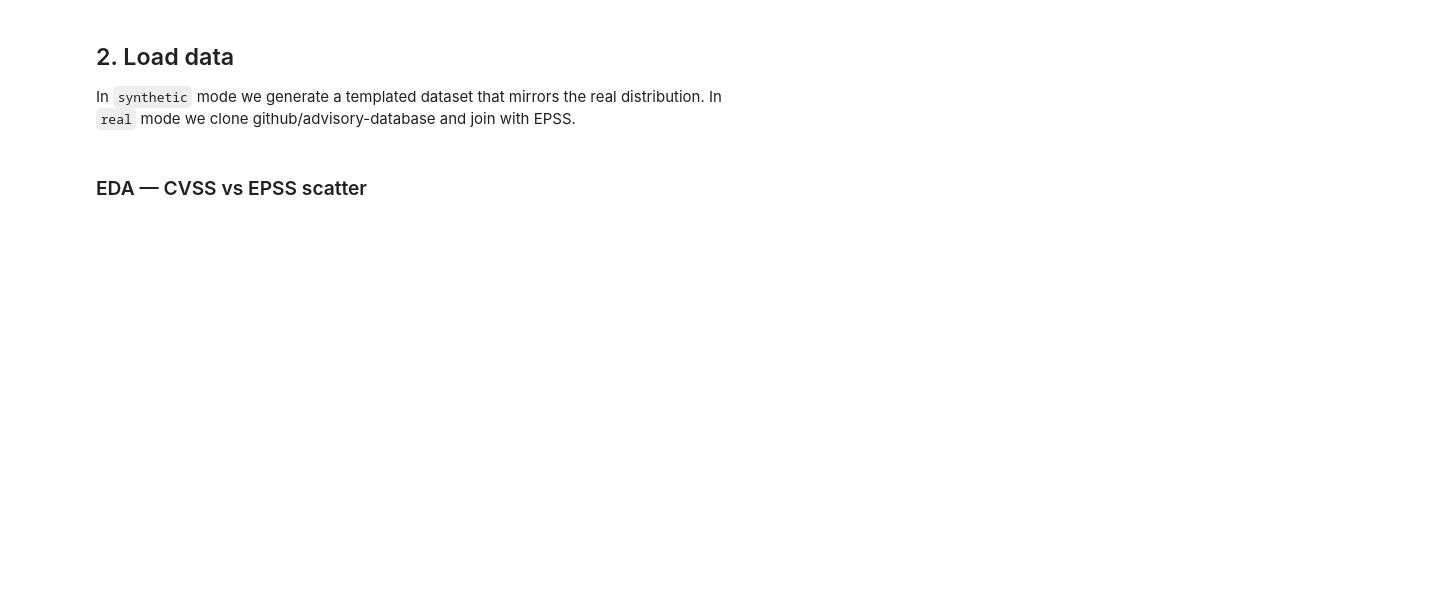
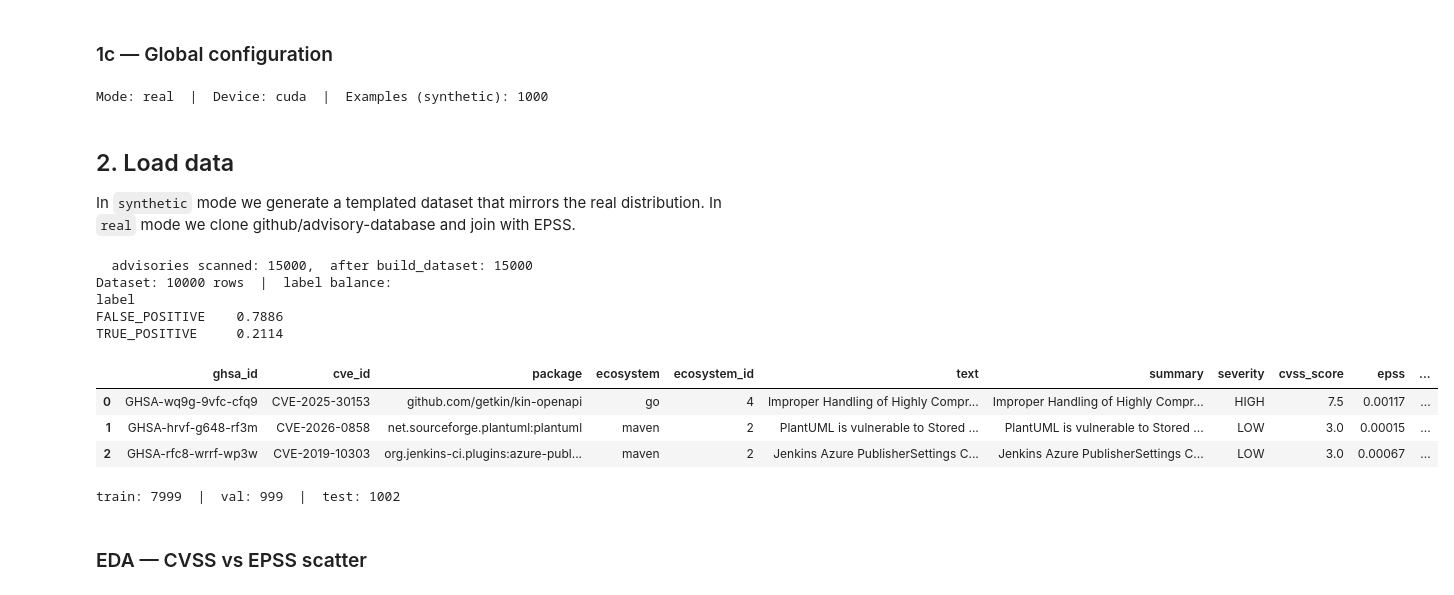
Before and after one commit to honeyankit/reachability-llm, a Jupyter notebook: notebooks/FalsePositive_SupplyChain_Honey.ipynb, the cells around one changed output. Cells and saved outputs as stored; diff of their text form; code cells hidden in the pictures; blank space fills up the shorter version.

```diff
--- a/notebooks/FalsePositive_SupplyChain_Honey.ipynb
+++ b/notebooks/FalsePositive_SupplyChain_Honey.ipynb
@@ -42,3 +112,5 @@ print("Repo dir:", REPO_DIR)
+# %% [markdown]
+### 1c — Global configuration
 # %%
 import os, json, random, warnings
 from pathlib import Path
@@ -52,14 +124,16 @@ SEED = 42
 random.seed(SEED); np.random.seed(SEED)
 
 # Two modes:
-#   "synthetic" — fast, no downloads, runs on CPU.
+#   "synthetic" — fast, no downloads, runs on CPU in <2 min.
 #   "real"      — clone Advisory DB + download EPSS + fine-tune RoBERTa on A100.
-MODE = "synthetic"   # change to "real" on Colab Pro
-N_EXAMPLES = 1000     # synthetic dataset size
+MODE = "real"   # change to "real" on Colab Pro
+N_EXAMPLES = 1000    # synthetic dataset size
 
 import torch
 device = "cuda" if torch.cuda.is_available() else "cpu"
-print(f"Mode: {MODE}  |  Device: {device}  |  Examples: {N_EXAMPLES}")
+print(f"Mode: {MODE}  |  Device: {device}  |  Examples (synthetic): {N_EXAMPLES}")
+# %% [output]
+Mode: real  |  Device: cuda  |  Examples (synthetic): 1000
 # %% [markdown]
 ## 2. Load data
 
@@ -67,46 +141,64 @@ In `synthetic` mode we generate a templated dataset that mirrors the real distri
 # %%
 from reachability_llm.data import (
     generate_synthetic_dataset, build_dataset, FEATURE_COLS,
 )
 from reachability_llm.data.dataset import stratified_split
 from reachability_llm.data import load_advisories, load_epss
 from reachability_llm.data.loaders import clone_advisory_db
 
 if MODE == "real":
-    advisory_path = clone_advisory_db("/content/advisory-database" if IN_COLAB else "./data/cache/advisory-database")
+    advisory_path = clone_advisory_db(
+        "/content/advisory-database" if IN_COLAB else "./data/cache/advisory-database"
+    )
     advisories = load_advisories(
         advisory_path,
         ecosystems={"npm", "pip", "maven", "rubygems", "go"},
-        limit=12000,
+        limit=15000,
     )
     epss = load_epss(cache_path="./data/cache/epss.parquet")
-    df = build_dataset(advisories, epss).sample(n=min(10_000, len(advisories)), random_state=SEED)
+    built = build_dataset(advisories, epss)
+    print(f"  advisories scanned: {len(advisories)},  after build_dataset: {len(built)}")
+    df = built.sample(n=min(10_000, len(built)), random_state=SEED).reset_index(drop=True)
 else:
     synth = generate_synthetic_dataset(n=N_EXAMPLES, seed=SEED, noise=0.15)
-    # Build a synthetic EPSS that mirrors real-world overlap:
-    #   - 60% of TPs have high EPSS, 40% are in the low-EPSS tail
-    #   - 30% of FPs have moderate EPSS, 70% are very low
-    # This makes the rule baseline ~0.6 F1 (matching the project context doc).
+    # Build synthetic EPSS that mirrors real-world overlap:
+    #   - 55% of TPs have high EPSS, 45% are in the low-EPSS tail
+    #   - 25% of FPs have moderate EPSS, 75% are very low
+    # This makes the EPSS rule baseline ~0.6 F1 (matching the project context doc).
     rs = np.random.RandomState(SEED)
     n = len(synth)
     epss_vals = np.empty(n)
     is_tp = synth["label"].values == 1
     for i in range(n):
         if is_tp[i]:
             epss_vals[i] = rs.uniform(0.10, 0.55) if rs.rand() < 0.55 else rs.uniform(0.001, 0.02)
         else:
             epss_vals[i] = rs.uniform(0.02, 0.30) if rs.rand() < 0.25 else rs.uniform(0.0005, 0.01)
-    epss = pd.DataFrame({"cve_id": synth["cve_id"], "epss": epss_vals, "percentile": 0.5})
-    df = build_dataset(synth, epss)
-    # Use the synthetic ground-truth label, not the proxy label.
-    df["label"] = synth.set_index("cve_id").loc[df["cve_id"], "label"].values
+    epss_df = pd.DataFrame({"cve_id": synth["cve_id"], "epss": epss_vals, "percentile": 0.5})
+    df = build_dataset(synth, epss_df)
+    # Replace proxy label with the clean synthetic ground-truth label.
+    # build_dataset may have dropped/reordered rows, so join on cve_id.
+    gt = synth.set_index("cve_id")["label"]
+    df["label"] = df["cve_id"].map(gt).astype(int)
 
-print(f"Dataset: {len(df)} rows. Label balance:")
-print(df["label"].value_counts(normalize=True).rename({0: "FALSE_POSITIVE", 1: "TRUE_POSITIVE"}))
+print(f"Dataset: {len(df)} rows  |  label balance:")
+print(df["label"].value_counts(normalize=True).rename({0: "FALSE_POSITIVE", 1: "TRUE_POSITIVE"}).to_string())
 df.head(3)
+# %% [output]
+  advisories scanned: 15000,  after build_dataset: 15000
+Dataset: 10000 rows  |  label balance:
+label
+FALSE_POSITIVE    0.7886
+TRUE_POSITIVE     0.2114
+|  | ghsa_id | cve_id | package | ecosystem | ecosystem_id | text | summary | severity | cvss_score | epss | ... |
+| 0 | GHSA-wq9g-9vfc-cfq9 | CVE-2025-30153 | github.com/getkin/kin-openapi | go | 4 | Improper Handling of Highly Compr... | Improper Handling of Highly Compr... | HIGH | 7.5 | 0.00117 | ... |
+| 1 | GHSA-hrvf-g648-rf3m | CVE-2026-0858 | net.sourceforge.plantuml:plantuml | maven | 2 | PlantUML is vulnerable to Stored ... | PlantUML is vulnerable to Stored ... | LOW | 3.0 | 0.00015 | ... |
+| 2 | GHSA-rfc8-wrrf-wp3w | CVE-2019-10303 | org.jenkins-ci.plugins:azure-publ... | maven | 2 | Jenkins Azure PublisherSettings C... | Jenkins Azure PublisherSettings C... | LOW | 3.0 | 0.00067 | ... |
 # %%
 train_df, val_df, test_df = stratified_split(df, train_frac=0.8, val_frac=0.1, seed=SEED)
-print(f"train: {len(train_df)}, val: {len(val_df)}, test: {len(test_df)}")
+print(f"train: {len(train_df)}  |  val: {len(val_df)}  |  test: {len(test_df)}")
+# %% [output]
+train: 7999  |  val: 999  |  test: 1002
 # %% [markdown]
 ### EDA — CVSS vs EPSS scatter
 # %%
```
Also changed, not shown: parts of 26 cells of this notebook.
